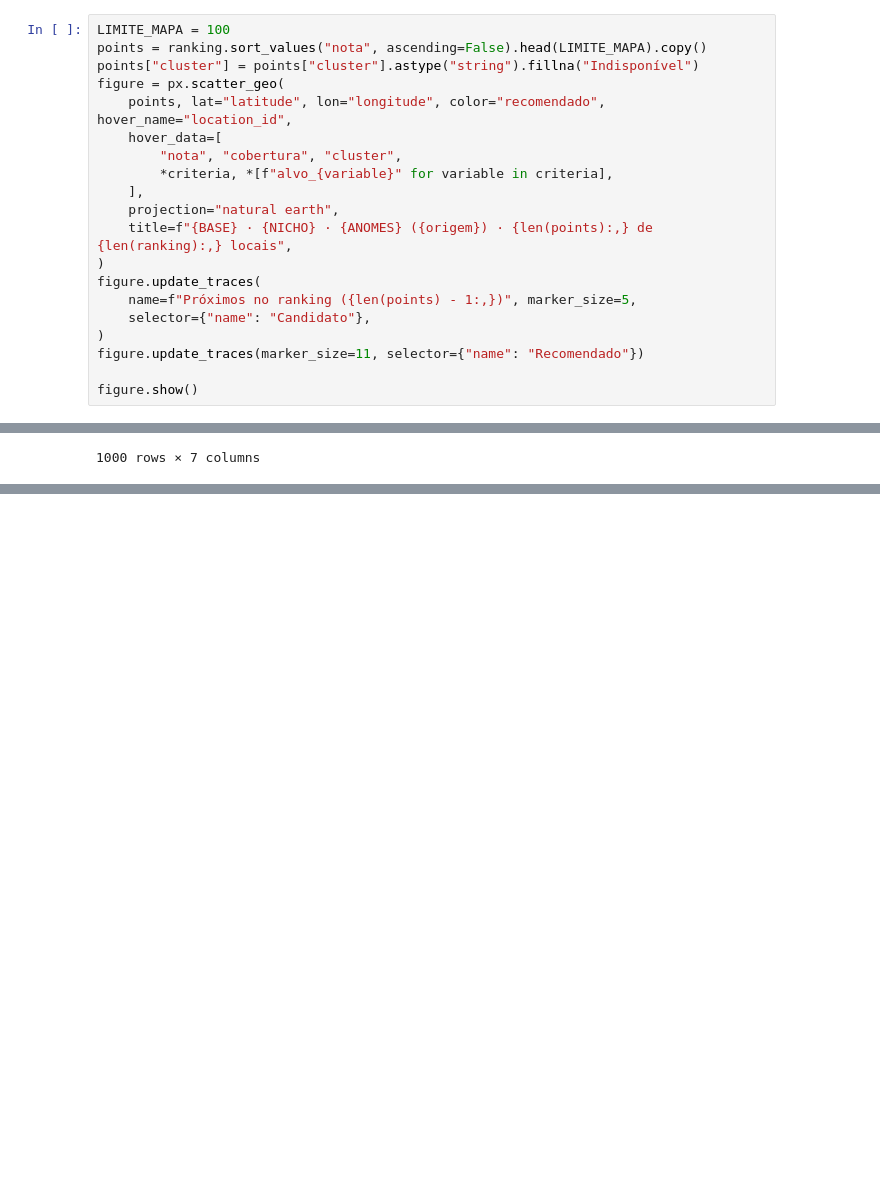
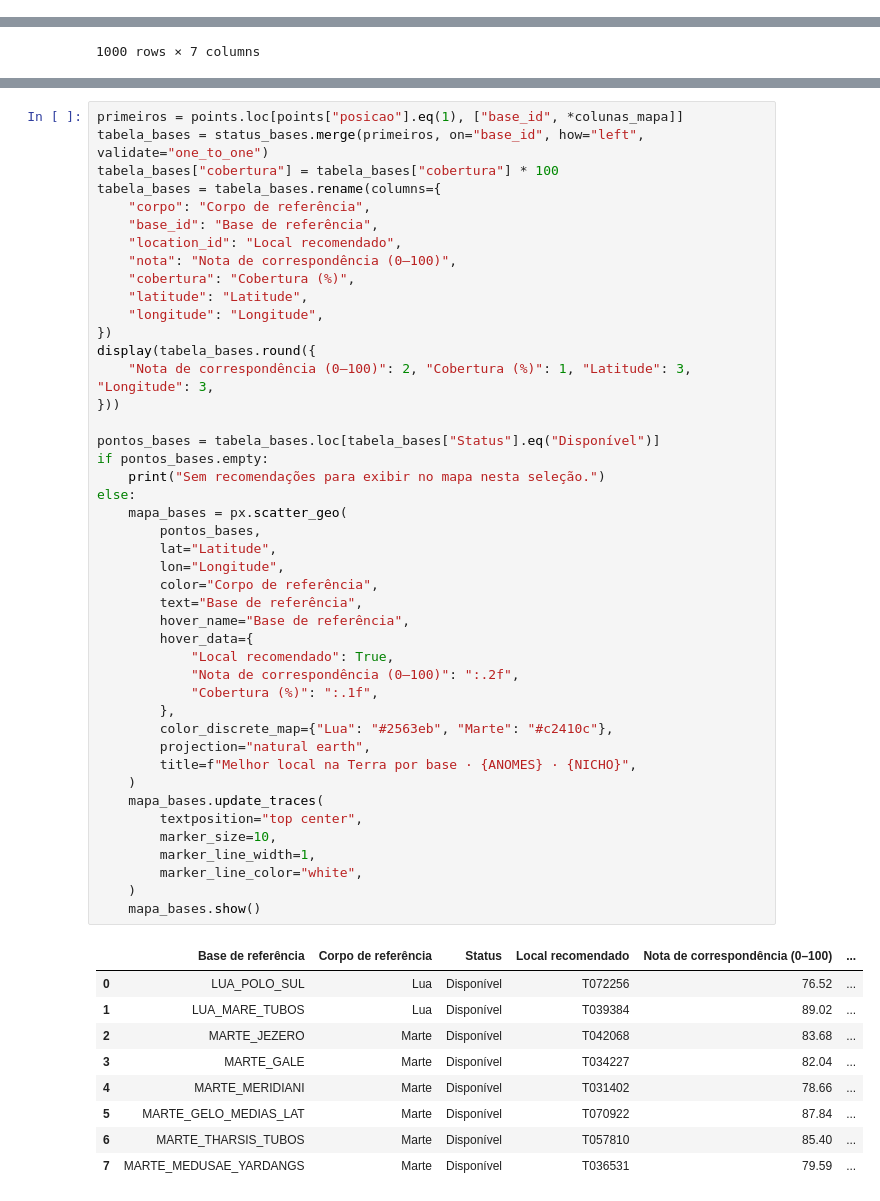
Before and after one commit to jose-aquino-jr/feynmans-legacy, a Jupyter notebook: notebooks/03_recomendacao_e_mapa.ipynb, the cells around one changed output, grey strips where cells are left out. Cells and saved outputs as stored; diff of their text form; blank space fills up the shorter version.

```diff
--- a/notebooks/03_recomendacao_e_mapa.ipynb
+++ b/notebooks/03_recomendacao_e_mapa.ipynb
@@ -99,20 +94,0 @@ Observada | 77,543 locais elegíveis de 85,726 consultados
-# %%
-LIMITE_MAPA = 100
-points = ranking.sort_values("nota", ascending=False).head(LIMITE_MAPA).copy()
-points["cluster"] = points["cluster"].astype("string").fillna("Indisponível")
-figure = px.scatter_geo(
-    points, lat="latitude", lon="longitude", color="recomendado", hover_name="location_id",
-    hover_data=[
-        "nota", "cobertura", "cluster",
-        *criteria, *[f"alvo_{variable}" for variable in criteria],
-    ],
-    projection="natural earth",
-    title=f"{BASE} · {NICHO} · {ANOMES} ({origem}) · {len(points):,} de {len(ranking):,} locais",
-)
-figure.update_traces(
-    name=f"Próximos no ranking ({len(points) - 1:,})", marker_size=5,
-    selector={"name": "Candidato"},
-)
-figure.update_traces(marker_size=11, selector={"name": "Recomendado"})
-
-figure.show()
@@ -255,0 +208,54 @@ else:
+# %%
+primeiros = points.loc[points["posicao"].eq(1), ["base_id", *colunas_mapa]]
+tabela_bases = status_bases.merge(primeiros, on="base_id", how="left", validate="one_to_one")
+tabela_bases["cobertura"] = tabela_bases["cobertura"] * 100
+tabela_bases = tabela_bases.rename(columns={
+    "corpo": "Corpo de referência",
+    "base_id": "Base de referência",
+    "location_id": "Local recomendado",
+    "nota": "Nota de correspondência (0–100)",
+    "cobertura": "Cobertura (%)",
+    "latitude": "Latitude",
+    "longitude": "Longitude",
+})
+display(tabela_bases.round({
+    "Nota de correspondência (0–100)": 2, "Cobertura (%)": 1, "Latitude": 3, "Longitude": 3,
+}))
+
+pontos_bases = tabela_bases.loc[tabela_bases["Status"].eq("Disponível")]
+if pontos_bases.empty:
+    print("Sem recomendações para exibir no mapa nesta seleção.")
+else:
+    mapa_bases = px.scatter_geo(
+        pontos_bases,
+        lat="Latitude",
+        lon="Longitude",
+        color="Corpo de referência",
+        text="Base de referência",
+        hover_name="Base de referência",
+        hover_data={
+            "Local recomendado": True,
+            "Nota de correspondência (0–100)": ":.2f",
+            "Cobertura (%)": ":.1f",
+        },
+        color_discrete_map={"Lua": "#2563eb", "Marte": "#c2410c"},
+        projection="natural earth",
+        title=f"Melhor local na Terra por base · {ANOMES} · {NICHO}",
+    )
+    mapa_bases.update_traces(
+        textposition="top center",
+        marker_size=10,
+        marker_line_width=1,
+        marker_line_color="white",
+    )
+    mapa_bases.show()
+# %% [output]
+|  | Base de referência | Corpo de referência | Status | Local recomendado | Nota de correspondência (0–100) | ... |
+| 0 | LUA_POLO_SUL | Lua | Disponível | T072256 | 76.52 | ... |
+| 1 | LUA_MARE_TUBOS | Lua | Disponível | T039384 | 89.02 | ... |
+| 2 | MARTE_JEZERO | Marte | Disponível | T042068 | 83.68 | ... |
+| 3 | MARTE_GALE | Marte | Disponível | T034227 | 82.04 | ... |
+| 4 | MARTE_MERIDIANI | Marte | Disponível | T031402 | 78.66 | ... |
+| 5 | MARTE_GELO_MEDIAS_LAT | Marte | Disponível | T070922 | 87.84 | ... |
+| 6 | MARTE_THARSIS_TUBOS | Marte | Disponível | T057810 | 85.40 | ... |
+| 7 | MARTE_MEDUSAE_YARDANGS | Marte | Disponível | T036531 | 79.59 | ... |
```
Also changed, not shown: parts of 8 cells of this notebook.
